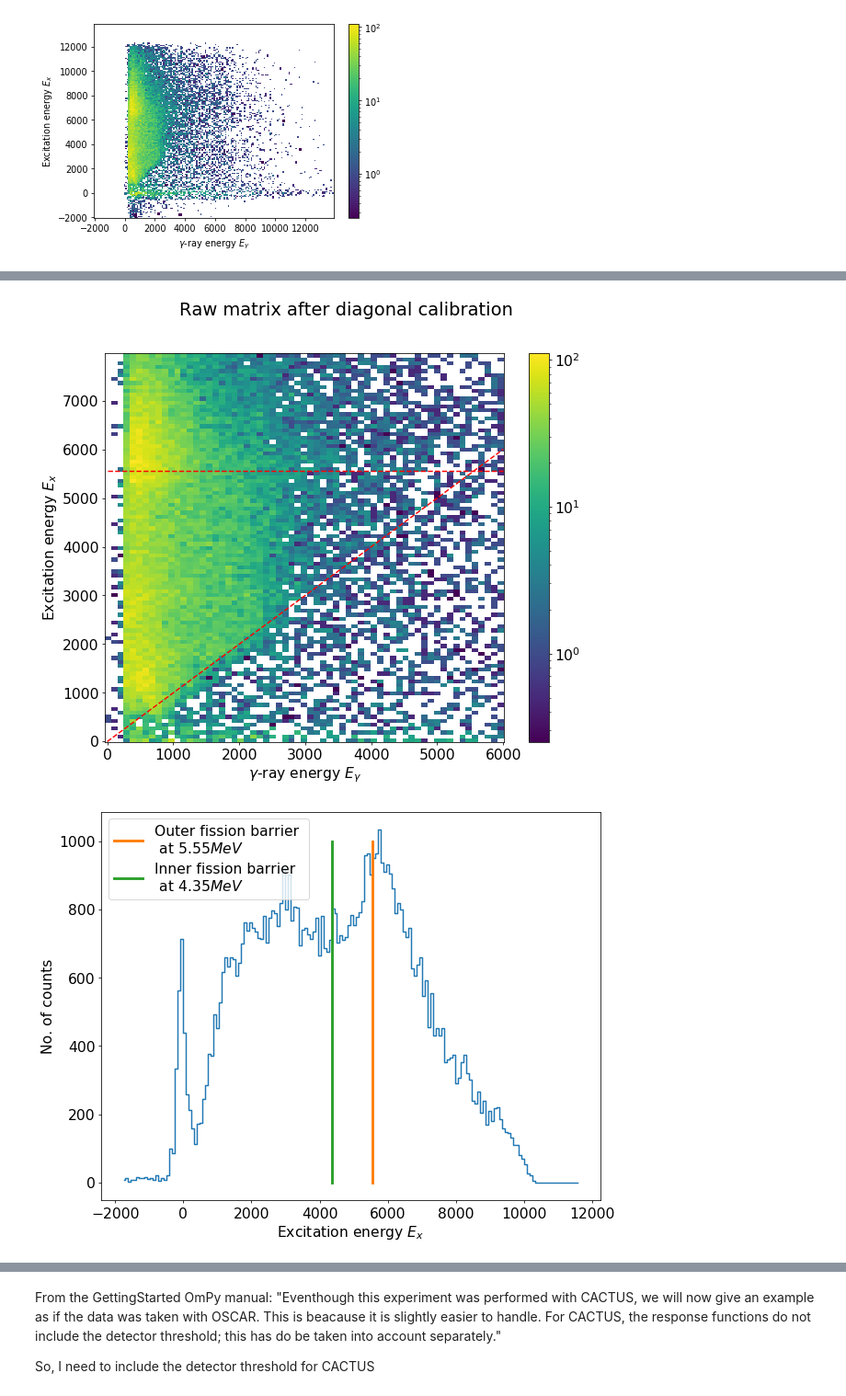
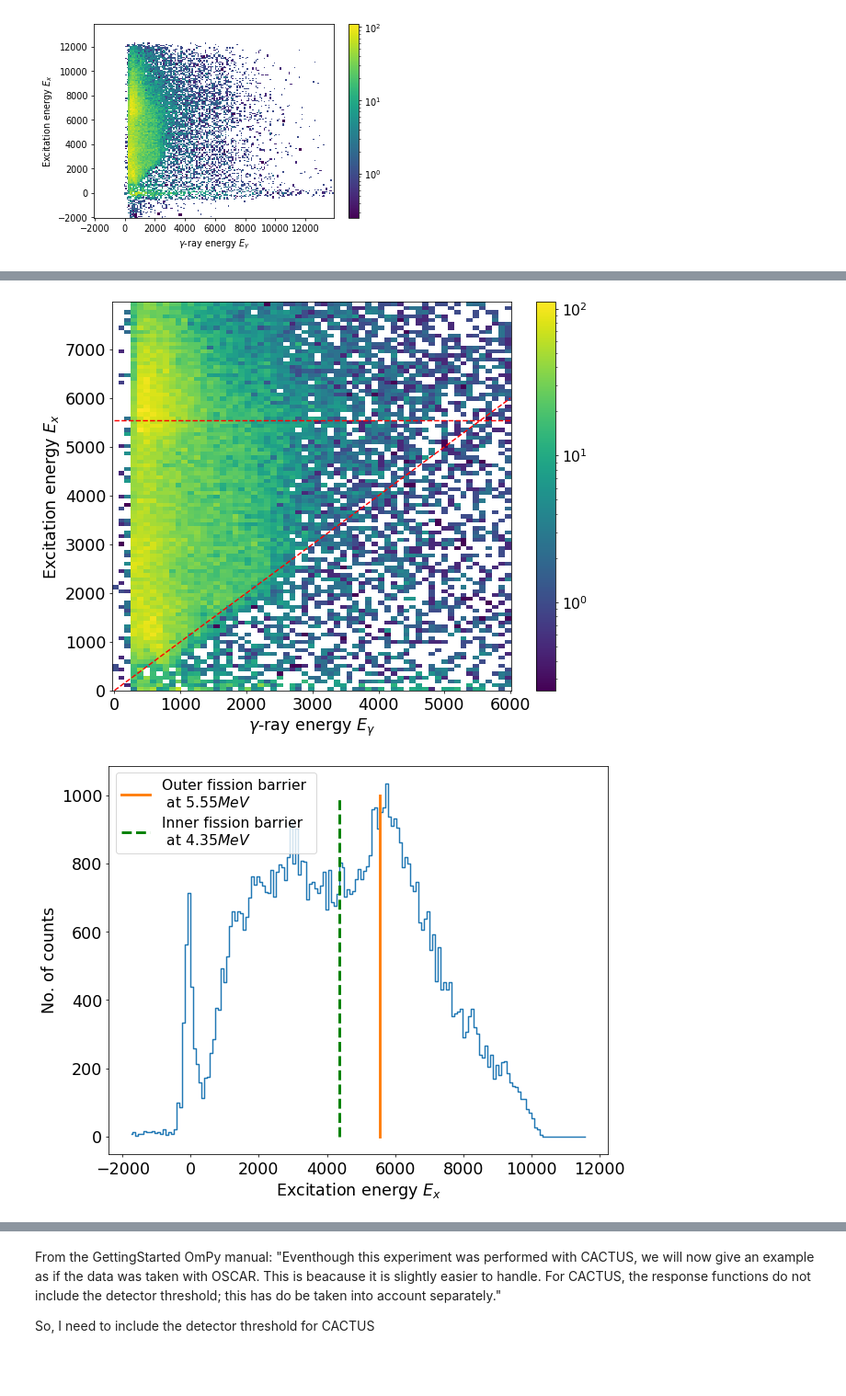
Before and after one commit to tellefs/OmPy_233U, a Jupyter notebook: osloMethod_U233_aa.ipynb, the cells around one changed output, grey strips where cells are left out. Shown at 92% size. Cells and saved outputs as stored; diff of their text form; code cells hidden in the pictures; blank space fills up the shorter version.

```diff
--- a/osloMethod_U233_aa.ipynb
+++ b/osloMethod_U233_aa.ipynb
@@ -29,3 +29,11 @@ raw.rebin(1,factor=12)
 raw.plot();
 # %% [output]
 [figure]
+# %%
+# Import raw matrix into instance of om.Matrix()
+raw_fiss = om.Matrix(path="/home/tellefs/Documents/master/master_calibration/usersort_U233/alfna_fiss_U233")
+
+#Rebin raw matrix
+raw_fiss.rebin(0,factor=12)
+raw_fiss.rebin(1,factor=12)
+raw_fiss.plot();
@@ -94,37 +146,51 @@ fig.savefig('plots/Ex_py_uncalibrated')
 #Calibrate Ex to new diagonal which is decided here
 new_diag = raw.Ex*poly[1] + poly[0]
 raw.Ex = 2*raw.Ex - new_diag
+raw_fiss.Ex = 2*raw_fiss.Ex - new_diag
 # %%
 #plot raw matrix after calibration
 
 raw_plot_big = raw.copy()
 raw_plot_big.cut('Ex', 0, 8000)
 raw_plot_big.cut('Eg', 0, 6000)
 
 
 fig, ax = plt.subplots(figsize=(10, 8))
-
-ax.tick_params(axis='both', labelsize=16)
-ax.set_xlabel('$\gamma$-ray energy $E_\gamma$',fontsize=16)
-ax.set_ylabel('Excitation energy $E_x',fontsize=16)
-fig.suptitle('Raw matrix after diagonal calibration', fontsize=20)
 raw_plot_big.plot(ax=ax);
+ax.tick_params(axis='both', labelsize=18)
+ax.set_xlabel('$\gamma$-ray energy $E_\gamma$',fontsize=18)
+ax.set_ylabel('Excitation energy $E_x$',fontsize=18)
+#fig.suptitle('Raw matrix after diagonal calibration', fontsize=20)
 x = np.linspace(0, 6000, len(raw.Ex))
 ax.plot(x, x, "r--", label="E_x = E_g");
 ax.plot(x, np.ones(len(raw.Ex))*5550, 'r--');
-fig.axes[1].tick_params(labelsize=16)
+fig.axes[1].tick_params(labelsize=18)
 fig.savefig('plots/raw_calibrated')
 
 #plot projection
 fig, ax = plt.subplots(figsize=(10, 8))
-ax.tick_params(axis='both', labelsize=16)
-ax.set_ylabel('No. of counts', fontsize=16)
-ax.set_xlabel('Excitation energy $E_x',fontsize=16)
+ax.tick_params(axis='both', labelsize=18)
+ax.set_ylabel('No. of counts', fontsize=18)
+ax.set_xlabel('Excitation energy $E_x$',fontsize=18)
 raw.plot_projection('Ex', Emin=0, Emax=8000, kind="step", ax=ax);
+#fig.suptitle('y-axis projection of raw matrix after calibration', fontsize=20)
 ax.plot([5550, 5550], [0, 1000], label="Outer fission barrier \n at $5.55MeV$", linewidth=3.0);
-ax.plot([4350, 4350], [0, 1000], label="Inner fission barrier \n at $4.35MeV$", linewidth=3.0);
+ax.plot([4350, 4350], [0, 1000], 'g--', label="Inner fission barrier \n at $4.35MeV$", linewidth=3.0);
 ax.legend(fontsize=16, loc='upper left');
 fig.savefig('plots/Ex_py_calibrated')
+
+
+#plot projection
+fig, ax = plt.subplots(figsize=(10, 8))
+ax.tick_params(axis='both', labelsize=18)
+ax.set_ylabel('No. of counts', fontsize=18)
+ax.set_xlabel('Excitation energy $E_x$',fontsize=18)
+raw_fiss.plot_projection('Ex', Emin=0, Emax=8000, kind="step", ax=ax);
+#fig.suptitle('y-axis projection of fission matrix after calibration', fontsize=20)
+ax.plot([5550, 5550], [0, 300], label="Outer fission barrier \n at $5.55MeV$", linewidth=3.0);
+ax.plot([4350, 4350], [0, 300], 'g--', label="Inner fission barrier \n at $4.35MeV$", linewidth=3.0);
+ax.legend(fontsize=16, loc='upper left');
+fig.savefig('plots/Ex_py_fiss_calibrated')
 # %% [output]
-[figure, old version]
+[figure, new version]
-[figure, old version]
+[figure, new version]
```
Also changed, not shown: parts of 16 cells of this notebook.
